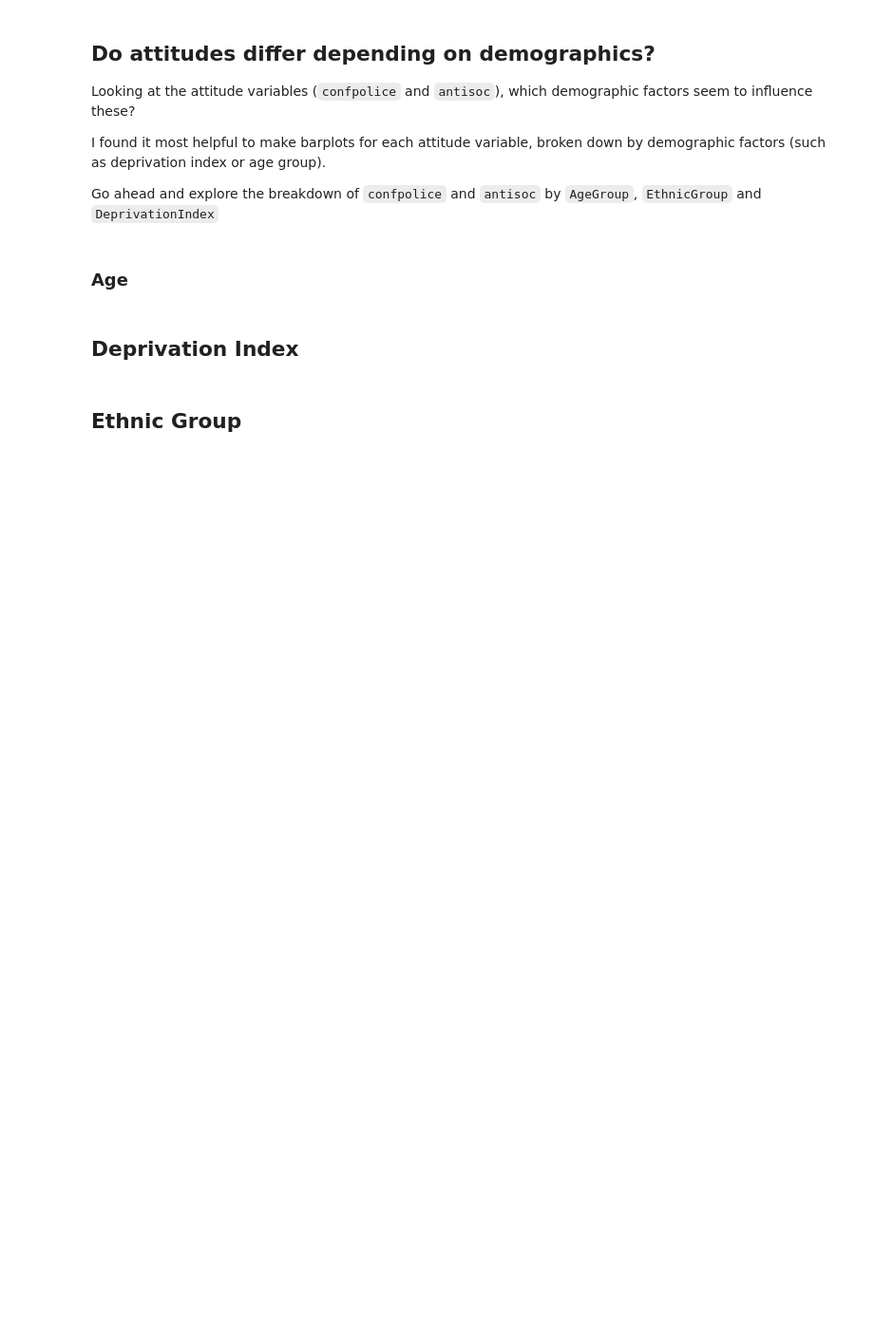
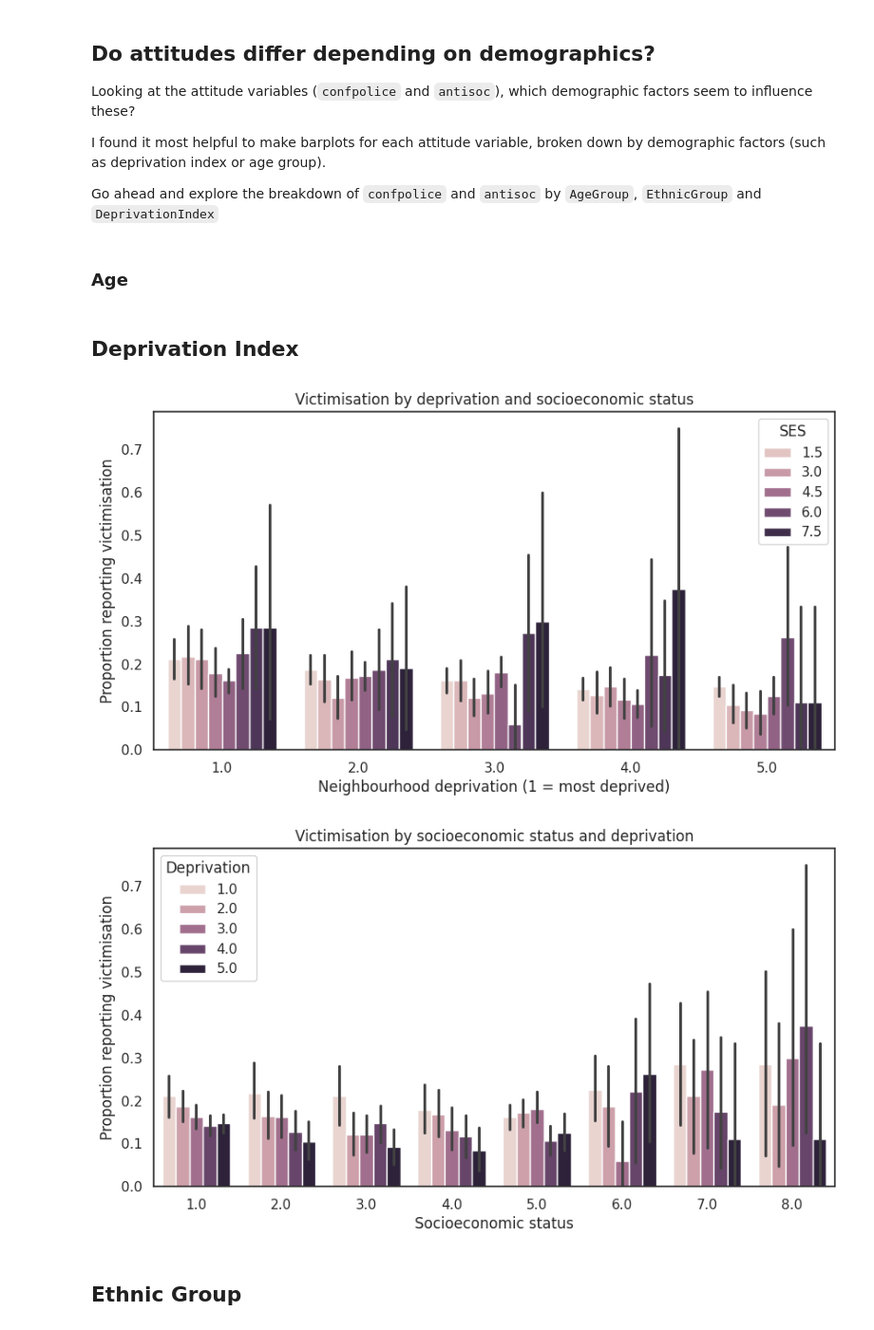
Before and after one commit to lilydavies442-lgtm/EP-stats-project-, a Jupyter notebook: 1.3_DataWrangling/1.3.11_TutorialExercises.ipynb, the cells around one changed output. Shown at 95% size. Cells and saved outputs as stored; diff of their text form; code cells hidden in the pictures; blank space fills up the shorter version.

```diff
--- a/1.3_DataWrangling/1.3.11_TutorialExercises.ipynb
+++ b/1.3_DataWrangling/1.3.11_TutorialExercises.ipynb
@@ -447,3 +545,39 @@ Go ahead and explore the breakdown of `confpolice` and `antisoc` by `AgeGroup`,
+# %%
+# Your code here
+# Hint: use plt.subplot to create pairs of plots - this keeps things tidy
+plt.figure(figsize=(10, 5))
+
+sns.barplot(
+    data=crime,
+    x='DeprivationIndex',
+    y='Victim',
+    hue='SES'
+)
+
+plt.xlabel('Neighbourhood deprivation (1 = most deprived)')
+plt.ylabel('Proportion reporting victimisation')
+plt.title('Victimisation by deprivation and socioeconomic status')
+plt.legend(title='SES')
+plt.show()
+
+
+plt.figure(figsize=(10, 5))
+
+sns.barplot(
+    data=crime,
+    x='SES',
+    y='Victim',
+    hue='DeprivationIndex'
+)
+
+plt.xlabel('Socioeconomic status')
+plt.ylabel('Proportion reporting victimisation')
+plt.title('Victimisation by socioeconomic status and deprivation')
+plt.legend(title='Deprivation')
+plt.show()
+# %% [output]
+[figure, added]
+[figure, added]
 # %% [markdown]
 ## Ethnic Group
 # %%
```
Also changed, not shown: parts of 18 cells of this notebook.
